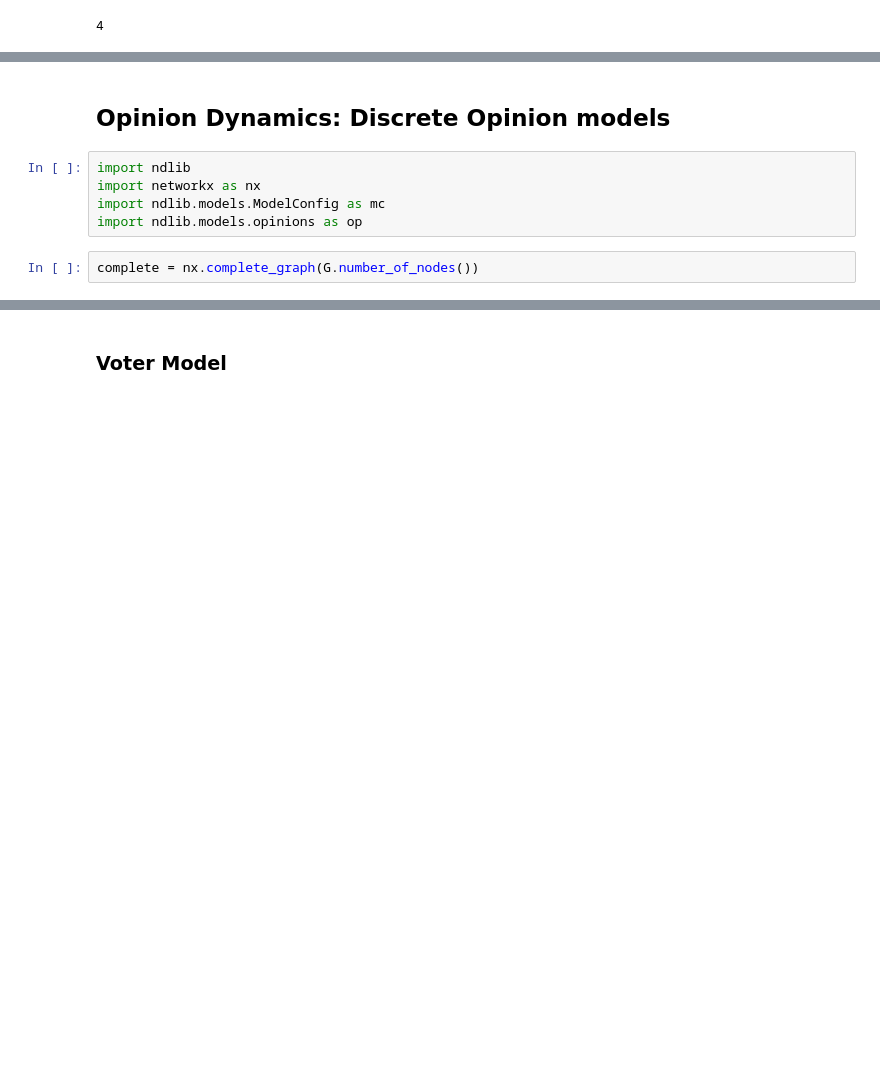
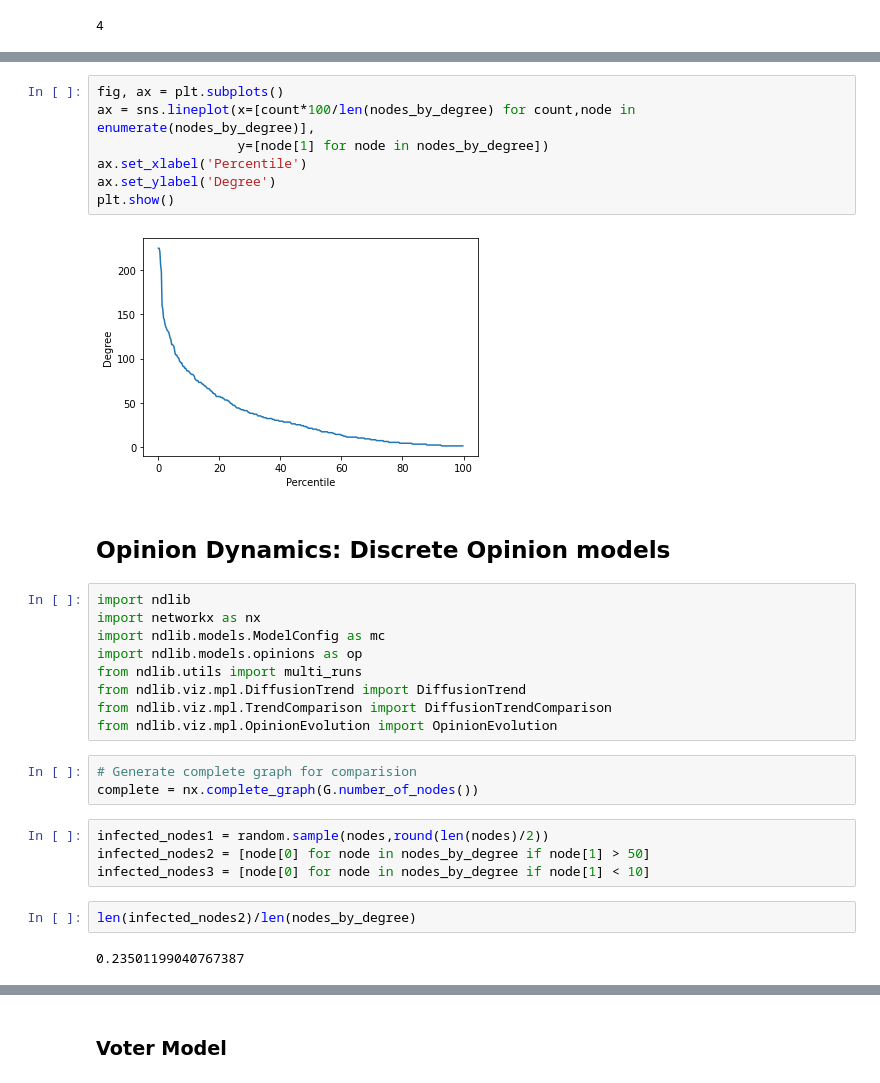
Before and after one commit to Caput97/bookdealer-recommendation-network, a Jupyter notebook: opinion_dynamics.ipynb, the cells around one changed output, grey strips where cells are left out. Cells and saved outputs as stored; diff of their text form; blank space fills up the shorter version.

```diff
--- a/opinion_dynamics.ipynb
+++ b/opinion_dynamics.ipynb
@@ -118,3 +140,12 @@ nx.average_clustering(G)
+# %%
+fig, ax = plt.subplots()
+ax = sns.lineplot(x=[count*100/len(nodes_by_degree) for count,node in enumerate(nodes_by_degree)],
+                  y=[node[1] for node in nodes_by_degree])
+ax.set_xlabel('Percentile')
+ax.set_ylabel('Degree')
+plt.show()
+# %% [output]
+[figure, added]
 # %% [markdown]
 ## Opinion Dynamics: Discrete Opinion models
 # %%
@@ -122,5 +153,18 @@ import ndlib
 import networkx as nx
 import ndlib.models.ModelConfig as mc
 import ndlib.models.opinions as op
+from ndlib.utils import multi_runs
+from ndlib.viz.mpl.DiffusionTrend import DiffusionTrend
+from ndlib.viz.mpl.TrendComparison import DiffusionTrendComparison
+from ndlib.viz.mpl.OpinionEvolution import OpinionEvolution
 # %%
+# Generate complete graph for comparision
 complete = nx.complete_graph(G.number_of_nodes())
+# %%
+infected_nodes1 = random.sample(nodes,round(len(nodes)/2))
+infected_nodes2 = [node[0] for node in nodes_by_degree if node[1] > 50]
+infected_nodes3 = [node[0] for node in nodes_by_degree if node[1] < 10]
+# %%
+len(infected_nodes2)/len(nodes_by_degree)
+# %% [output]
+0.23501199040767387
```
Also changed, not shown: parts of 81 cells of this notebook, 12 other files.
